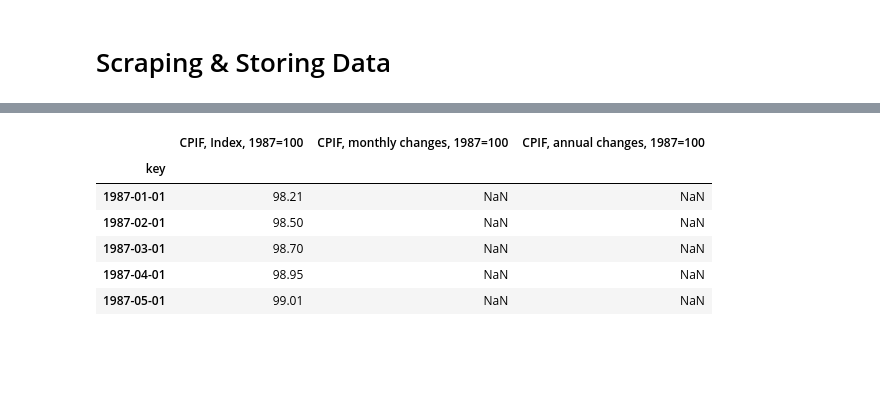
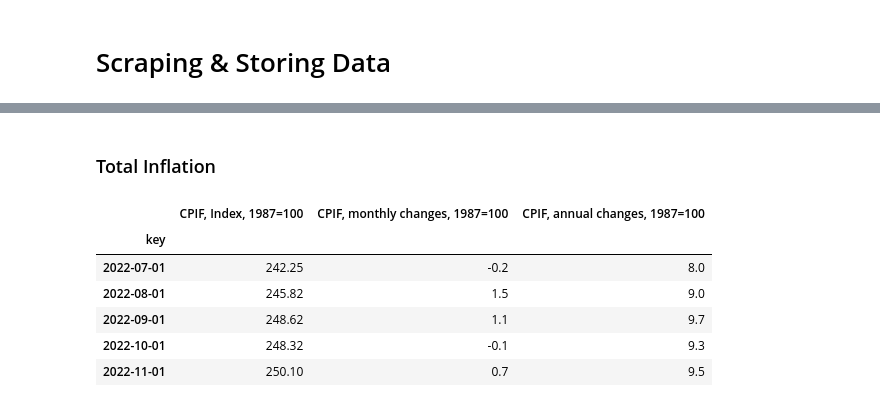
Before and after one commit to cfuru/Azure-Functions, a Jupyter notebook: func-booli-scraper-001/1_scraping_data.ipynb, the cells around one changed output, grey strips where cells are left out. Drawn from its saved outputs; the diff is of its cells as text; code cells hidden in the pictures; blank space fills up the shorter version.

```diff
--- a/func-booli-scraper-001/1_scraping_data.ipynb
+++ b/func-booli-scraper-001/1_scraping_data.ipynb
@@ -87 +136,3 @@ scb.info()
+# %% [markdown]
+### Total Inflation
 # %%
@@ -97,17 +145,17 @@ data = scb.get_data()["data"]
 # %%
 df = pd.DataFrame(data)
 
 df_keys = pd.DataFrame(df["key"].to_list(), columns = ["key"]).replace("M", "")#df["key"].apply(pd.Series)
 df_values = pd.DataFrame(df["values"].to_list(), columns = observations).replace("..", "").apply(pd.to_numeric)#df["values"].apply(pd.Series)
 df = pd.concat([df_keys, df_values], axis = 1).set_index("key")
 df.index = df.index.str.replace("M", "")
 df.index = pd.to_datetime(df.index, format = "%Y%m")
-df.head()
+df.tail()
 # %% [output]
 |  | CPIF, Index, 1987=100 | CPIF, monthly changes, 1987=100 | CPIF, annual changes, 1987=100 |
 | key |  |  |  |
-| 1987-01-01 | 98.21 | NaN | NaN |
-| 1987-02-01 | 98.50 | NaN | NaN |
-| 1987-03-01 | 98.70 | NaN | NaN |
-| 1987-04-01 | 98.95 | NaN | NaN |
-| 1987-05-01 | 99.01 | NaN | NaN |
+| 2022-07-01 | 242.25 | -0.2 | 8.0 |
+| 2022-08-01 | 245.82 | 1.5 | 9.0 |
+| 2022-09-01 | 248.62 | 1.1 | 9.7 |
+| 2022-10-01 | 248.32 | -0.1 | 9.3 |
+| 2022-11-01 | 250.10 | 0.7 | 9.5 |
```
Also changed, not shown: parts of 32 cells of this notebook.
